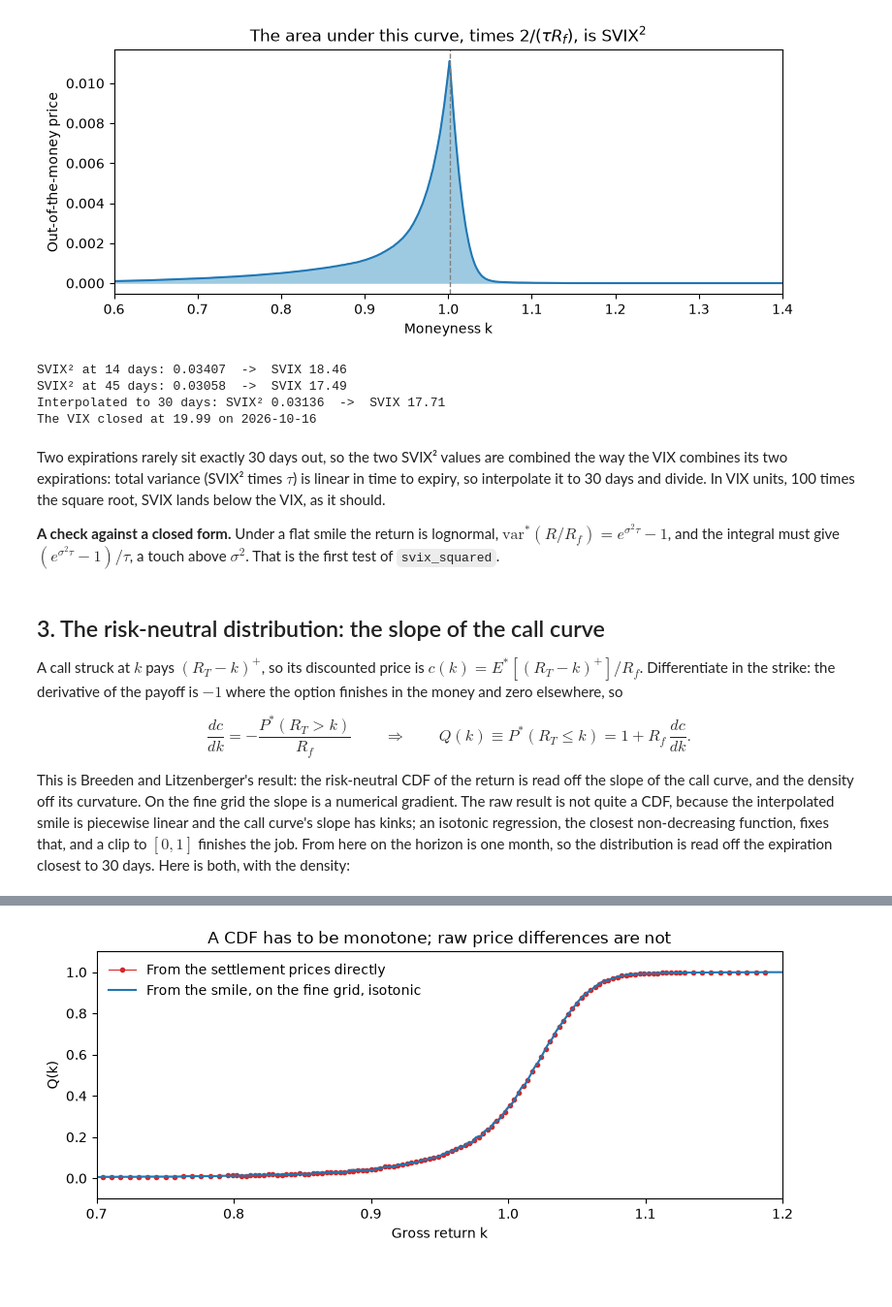
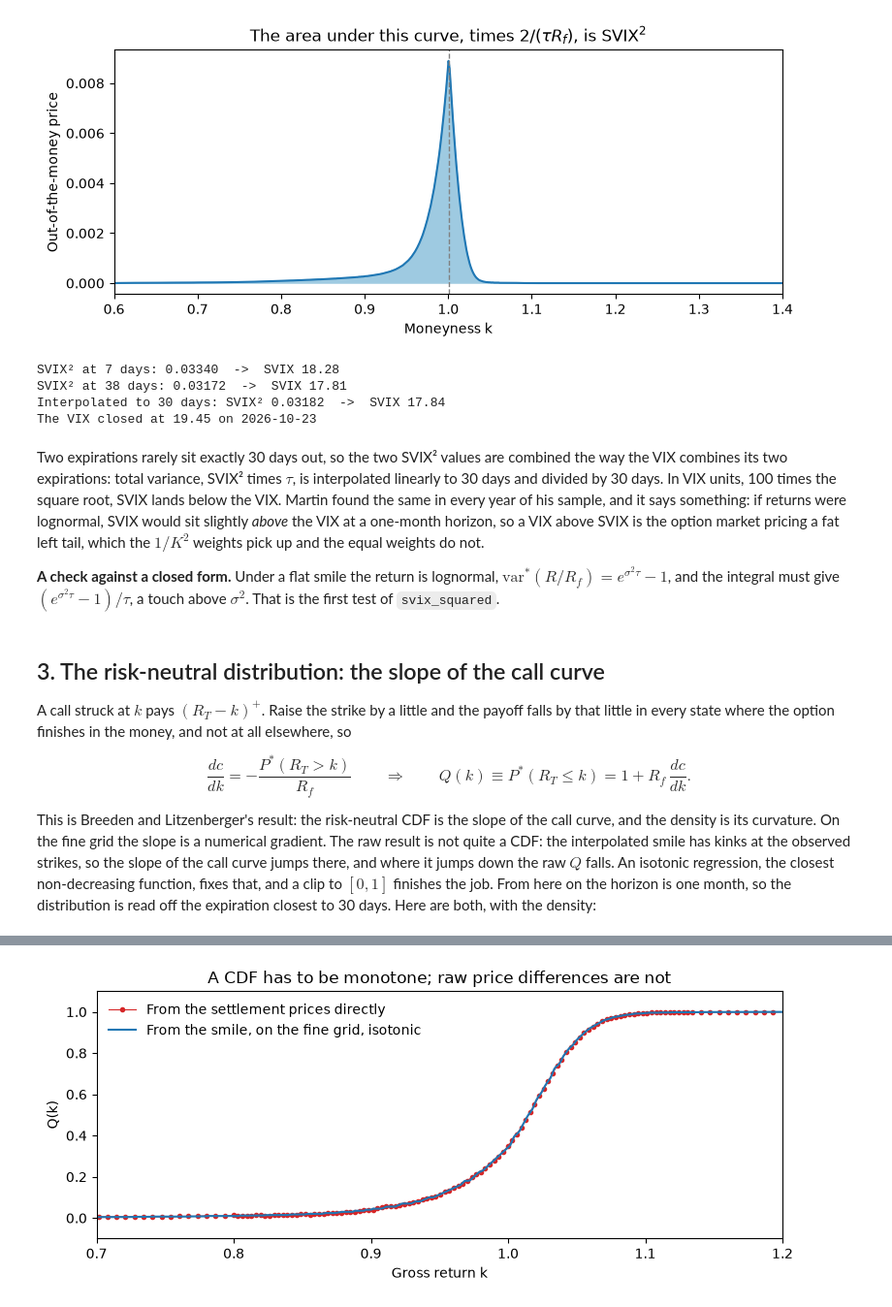
Before and after one commit to finm-32800/finm-32800.github.io, a Jupyter notebook: _sources/notebooks/_02_svix_and_crash_probability_ipynb.ipynb, the cells around one changed output, grey strips where cells are left out. Shown at 97% size. Drawn from its saved outputs; the diff is of its cells as text; code cells hidden in the pictures; blank space fills up the shorter version.

```diff
--- a/_sources/notebooks/_02_svix_and_crash_probability_ipynb.ipynb
+++ b/_sources/notebooks/_02_svix_and_crash_probability_ipynb.ipynb
@@ -32,6 +35,7 @@ import numpy as np
 import pandas as pd
 
 import crash_prob
+import monitor
 import pull_es_options
 import pull_fred
 import rnd
@@ -45,7 +49,10 @@ pd.set_option("display.width", 120)
 
 options = pull_es_options.load_es_options()
 fred = pull_fred.load_fred()
-latest = options["date"].max()
+# The newest session the monitor computed a row for (a session it had to
+# skip, a rare chain with too few usable strikes, is not shown here either).
+computed = set(monitor.load_history()["date"]) & set(options["date"])
+latest = max(computed) if computed else options["date"].max()
 session = options[options["date"] == latest]
 rate = pull_fred.rate_on(fred, latest)
 near, far = smile.bracketing_expiries(session)
@@ -118,39 +137,45 @@ The integrand, out-of-the-money prices across the grid:
 # %%
 grid = cdf_near.grid
 otm = np.where(grid <= cdf_near.forward, cdf_near.put_grid, cdf_near.call_grid)
 fig, ax = plt.subplots(figsize=(8, 3.5))
 ax.fill_between(grid, otm, color="#9ecae1")
 ax.plot(grid, otm, color="#1f77b4")
 ax.axvline(cdf_near.forward, color="gray", ls="--", lw=1)
 ax.set_xlim(0.6, 1.4)
 ax.set_xlabel("Moneyness k")
 ax.set_ylabel("Out-of-the-money price")
 ax.set_title("The area under this curve, times $2 / (\\tau R_f)$, is SVIX$^2$")
 fig.tight_layout()
 plt.show()
 
 month_expiry = smile.closest_expiry(session)  # the expiration closest to 30 days
 cdf_month = {near: cdf_near, far: cdf_far}[month_expiry]
 svix2_near = svix.svix_squared(cdf_near)
 svix2_far = svix.svix_squared(cdf_far)
 svix2_30 = svix.interpolate_variance(svix2_near, cdf_near.maturity_years, svix2_far, cdf_far.maturity_years)
-vix_today = fred.loc[fred["date"] == latest, "vix"].iloc[0]
+# FRED publishes the VIX close a day later, so take the latest close on or before the session.
+vix_obs = fred.dropna(subset=["vix"])
+vix_obs = vix_obs[vix_obs["date"] <= latest].iloc[-1]
 print(f"SVIX² at {int(surface_near['days_to_maturity'].iloc[0])} days: {svix2_near:.5f}  ->  SVIX {svix.svix_index(svix2_near):.2f}")
 print(f"SVIX² at {int(surface_far['days_to_maturity'].iloc[0])} days: {svix2_far:.5f}  ->  SVIX {svix.svix_index(svix2_far):.2f}")
 print(f"Interpolated to 30 days: SVIX² {svix2_30:.5f}  ->  SVIX {svix.svix_index(svix2_30):.2f}")
-print(f"The VIX closed at {vix_today:.2f} on {latest.date()}")
+print(f"The VIX closed at {vix_obs['vix']:.2f} on {vix_obs['date'].date()}")
 # %% [output]
-[figure, old version]
+[figure, new version]
-SVIX² at 14 days: 0.03407  ->  SVIX 18.46
-SVIX² at 45 days: 0.03058  ->  SVIX 17.49
-Interpolated to 30 days: SVIX² 0.03136  ->  SVIX 17.71
-The VIX closed at 19.99 on 2026-10-16
+SVIX² at 7 days: 0.03340  ->  SVIX 18.28
+SVIX² at 38 days: 0.03172  ->  SVIX 17.81
+Interpolated to 30 days: SVIX² 0.03182  ->  SVIX 17.84
+The VIX closed at 19.45 on 2026-10-23
 # %% [markdown]
 Two expirations rarely sit exactly 30 days out, so the two SVIX² values
-are combined the way the VIX combines its two expirations: total variance
-(SVIX² times $\tau$) is linear in time to expiry, so interpolate it to 30
-days and divide. In VIX units, 100 times the square root, SVIX lands
-below the VIX, as it should.
+are combined the way the VIX combines its two expirations: total
+variance, SVIX² times $\tau$, is interpolated linearly to 30 days and
+divided by 30 days. In VIX units, 100 times the square root, SVIX lands
+below the VIX. Martin found the same in every year of his sample, and it
+says something: if returns were lognormal, SVIX would sit slightly
+*above* the VIX at a one-month horizon, so a VIX above SVIX is the
+option market pricing a fat left tail, which the $1/K^2$ weights pick
+up and the equal weights do not.
 
 **A check against a closed form.** Under a flat smile the return is
 lognormal, $\mathrm{var}^*(R/R_f) = e^{\sigma^2\tau} - 1$, and the
@@ -159,24 +184,23 @@ $\sigma^2$. That is the first test of `svix_squared`.
 # %% [markdown]
 ## 3. The risk-neutral distribution: the slope of the call curve
 
-A call struck at $k$ pays $(R_T - k)^+$, so its discounted price is
-$c(k) = E^*[(R_T - k)^+] / R_f$. Differentiate in the strike: the
-derivative of the payoff is $-1$ where the option finishes in the money
-and zero elsewhere, so
+A call struck at $k$ pays $(R_T - k)^+$. Raise the strike by a little
+and the payoff falls by that little in every state where the option
+finishes in the money, and not at all elsewhere, so
 
 $$\frac{dc}{dk} = -\frac{P^*(R_T > k)}{R_f}
 \qquad\Longrightarrow\qquad
 Q(k) \equiv P^*(R_T \le k) = 1 + R_f\,\frac{dc}{dk}.$$
 
-This is Breeden and Litzenberger's result: the risk-neutral CDF of the
-return is read off the slope of the call curve, and the density off its
-curvature. On the fine grid the slope is a numerical gradient. The raw
-result is not quite a CDF, because the interpolated smile is piecewise
-linear and the call curve's slope has kinks; an isotonic regression, the
-closest non-decreasing function, fixes that, and a clip to $[0, 1]$
-finishes the job. From here on the horizon is one month, so the
-distribution is read off the expiration closest to 30 days. Here is
-both, with the density:
+This is Breeden and Litzenberger's result: the risk-neutral CDF is the
+slope of the call curve, and the density is its curvature. On the fine
+grid the slope is a numerical gradient. The raw result is not quite a
+CDF: the interpolated smile has kinks at the observed strikes, so the
+slope of the call curve jumps there, and where it jumps down the raw
+$Q$ falls. An isotonic regression, the closest non-decreasing function,
+fixes that, and a clip to $[0, 1]$ finishes the job. From here on the
+horizon is one month, so the distribution is read off the expiration
+closest to 30 days. Here are both, with the density:
 # %%
 grid = cdf_month.grid
 R_f = cdf_month.forward
```
Also changed, not shown: parts of 18 cells of this notebook, 50 other files.
